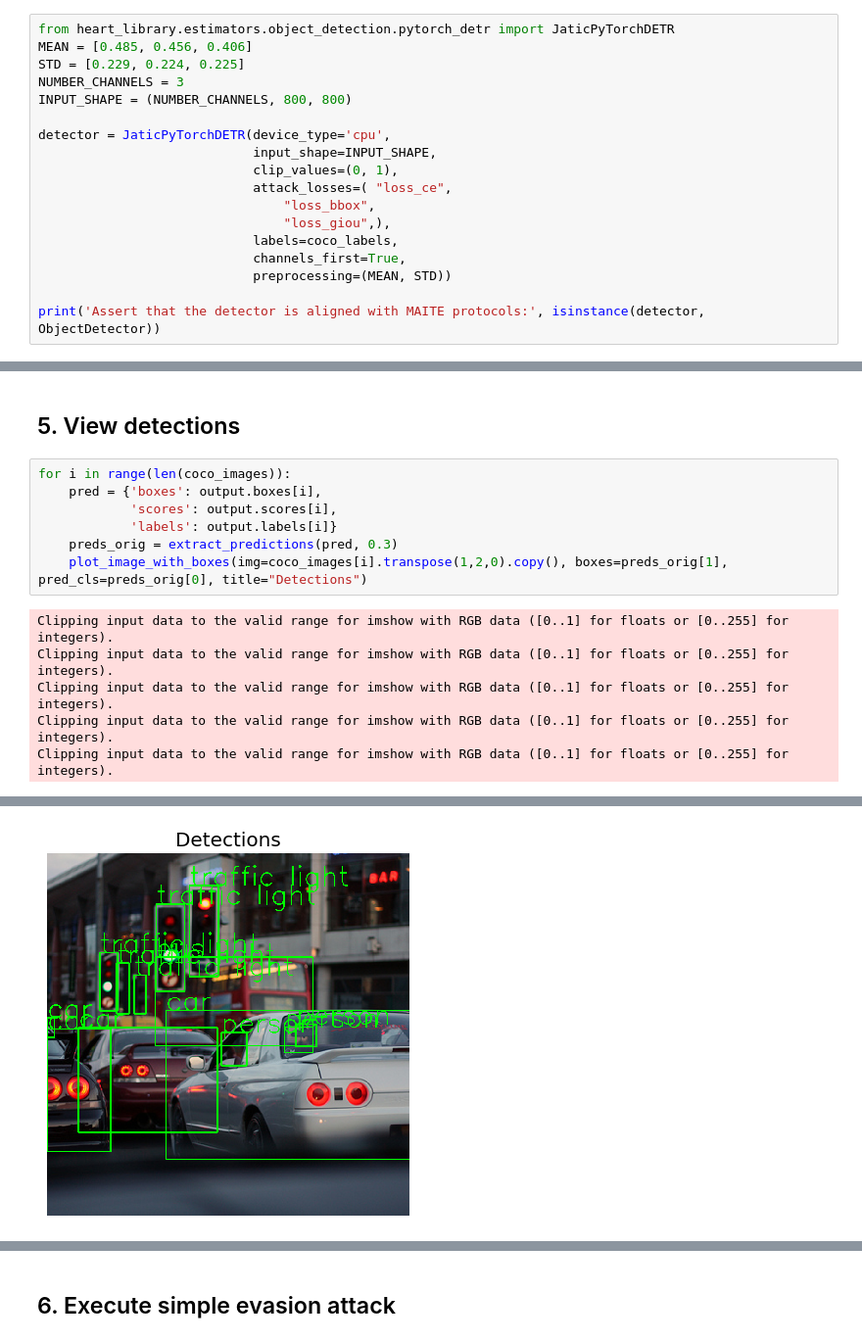
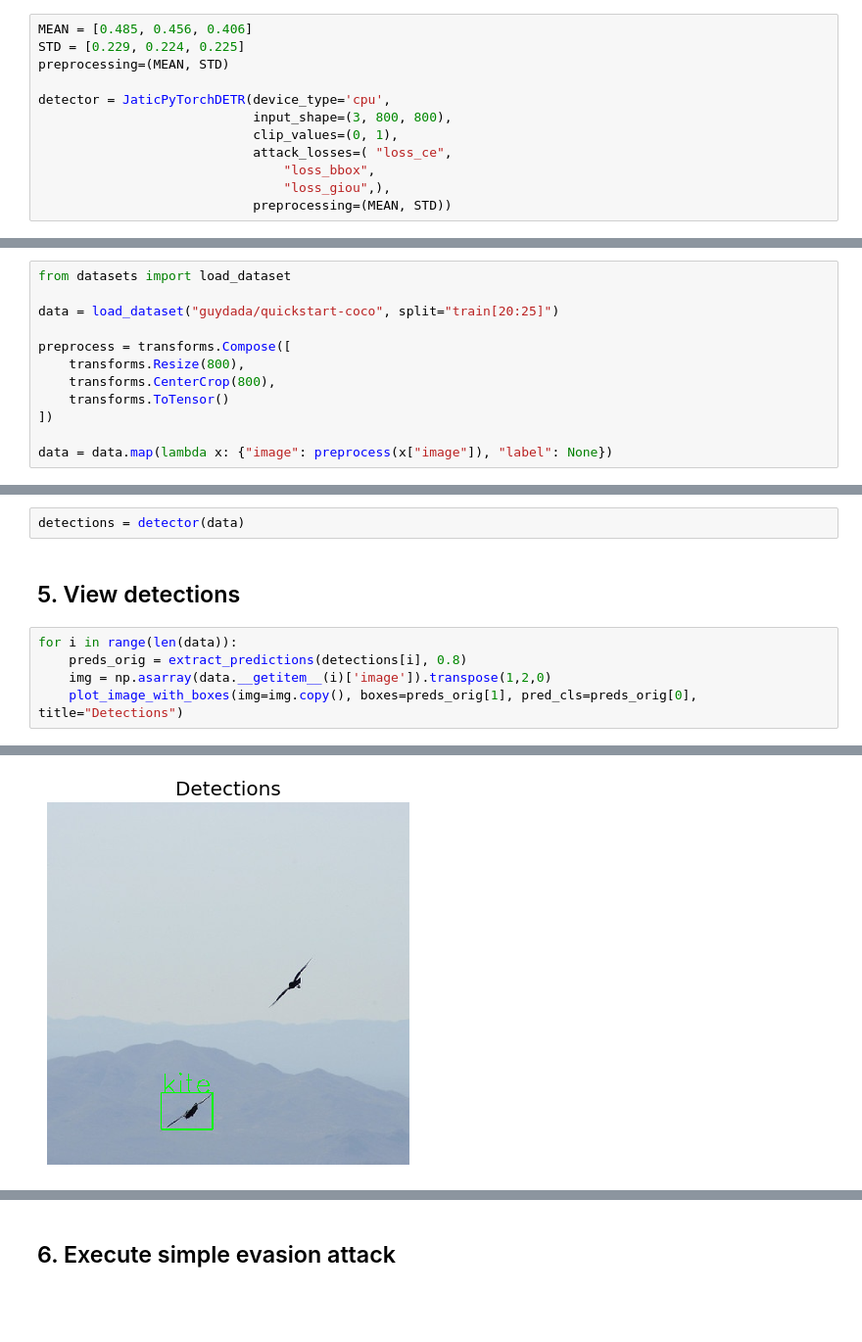
Before and after one commit to IBM/heart-library, a Jupyter notebook: notebooks/5_get_started_object_detection.ipynb, the cells around one changed output, grey strips where cells are left out. Shown at 98% size. Cells and saved outputs as stored; diff of their text form; blank space fills up the shorter version.

```diff
--- a/notebooks/5_get_started_object_detection.ipynb
+++ b/notebooks/5_get_started_object_detection.ipynb
@@ -102,22 +101,16 @@ def plot_image_with_boxes(img, boxes, pred_cls, title):
 # %% [markdown]
 ## 2. Define the object detector
 # %%
-from heart_library.estimators.object_detection.pytorch_detr import JaticPyTorchDETR
 MEAN = [0.485, 0.456, 0.406]
 STD = [0.229, 0.224, 0.225]
-NUMBER_CHANNELS = 3
-INPUT_SHAPE = (NUMBER_CHANNELS, 800, 800)
+preprocessing=(MEAN, STD)
 
 detector = JaticPyTorchDETR(device_type='cpu',
-                            input_shape=INPUT_SHAPE,
+                            input_shape=(3, 800, 800),
                             clip_values=(0, 1),
                             attack_losses=( "loss_ce",
                                 "loss_bbox",
                                 "loss_giou",),
-                            labels=coco_labels,
-                            channels_first=True,
                             preprocessing=(MEAN, STD))
-
-print('Assert that the detector is aligned with MAITE protocols:', isinstance(detector, ObjectDetector))
 # %% [output]
 Using cache found in /Users/kieranfraser/.cache/torch/hub/facebookresearch_detr_main
@@ -146,2 +119,14 @@ coco_images = np.array(coco_images)
+# %%
+from datasets import load_dataset
+
+data = load_dataset("guydada/quickstart-coco", split="train[20:25]")
+
+preprocess = transforms.Compose([
+    transforms.Resize(800),
+    transforms.CenterCrop(800),
+    transforms.ToTensor()
+])
+
+data = data.map(lambda x: {"image": preprocess(x["image"]), "label": None})
 # %% [markdown]
 ## 4. Execute Object Detection
@@ -154,15 +133,10 @@ Assert that the output is aligned with MAITE protocols: True
+# %%
+detections = detector(data)
 # %% [markdown]
 ## 5. View detections
 # %%
-for i in range(len(coco_images)):
-    pred = {'boxes': output.boxes[i],
-            'scores': output.scores[i],
-            'labels': output.labels[i]}
-    preds_orig = extract_predictions(pred, 0.3)
-    plot_image_with_boxes(img=coco_images[i].transpose(1,2,0).copy(), boxes=preds_orig[1], pred_cls=preds_orig[0], title="Detections")
+for i in range(len(data)):
+    preds_orig = extract_predictions(detections[i], 0.8)
+    img = np.asarray(data.__getitem__(i)['image']).transpose(1,2,0)
+    plot_image_with_boxes(img=img.copy(), boxes=preds_orig[1], pred_cls=preds_orig[0], title="Detections")
 # %% [output]
-Clipping input data to the valid range for imshow with RGB data ([0..1] for floats or [0..255] for integers).
-Clipping input data to the valid range for imshow with RGB data ([0..1] for floats or [0..255] for integers).
-Clipping input data to the valid range for imshow with RGB data ([0..1] for floats or [0..255] for integers).
-Clipping input data to the valid range for imshow with RGB data ([0..1] for floats or [0..255] for integers).
-Clipping input data to the valid range for imshow with RGB data ([0..1] for floats or [0..255] for integers).
@@ -172 +146 @@ Clipping input data to the valid range for imshow with RGB data ([0..1] for floa
-[figure, old version]
+[figure, new version]
```
Also changed, not shown: parts of 10 cells of this notebook, 37 other files.
